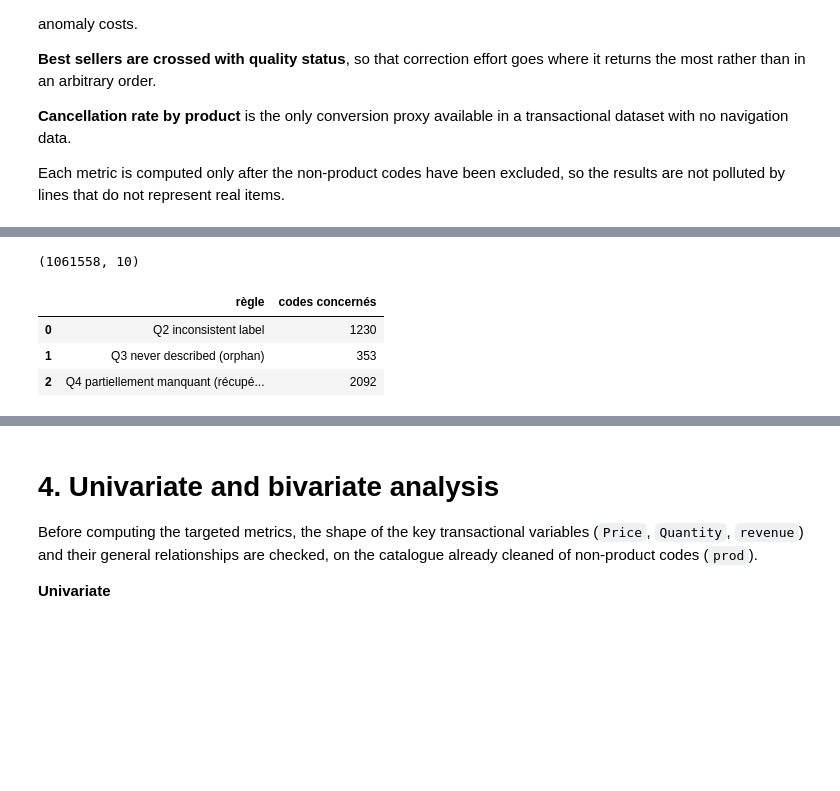
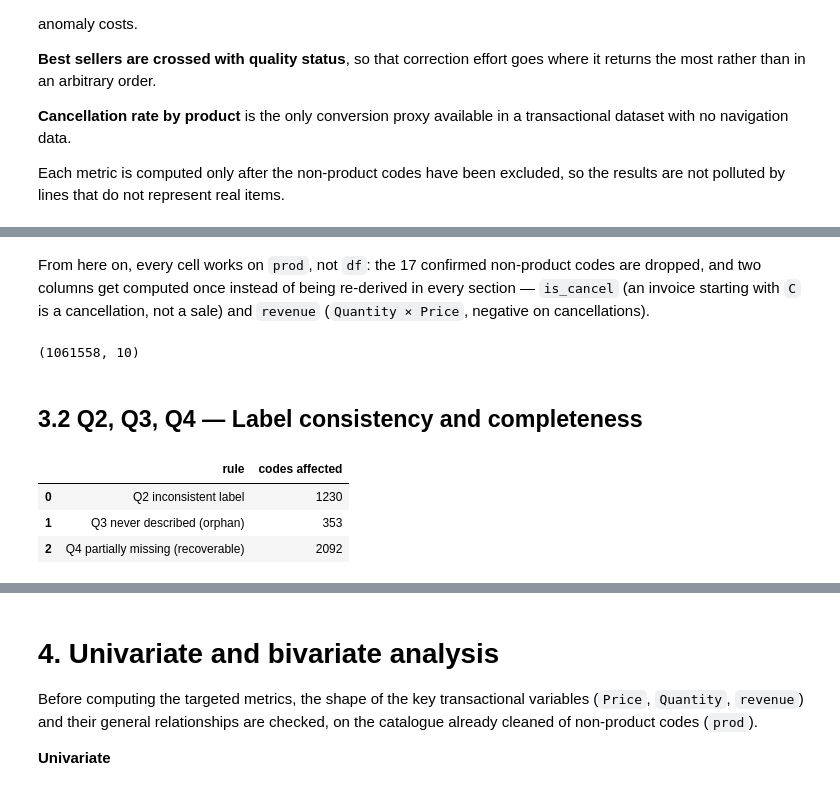
Before and after one commit to juliettebm/customer-analytics-retail, a Jupyter notebook: notebooks/06_catalog_quality.ipynb, the cells around one changed output, grey strips where cells are left out. Drawn from its saved outputs; the diff is of its cells as text; code cells hidden in the pictures; blank space fills up the shorter version.

```diff
--- a/notebooks/06_catalog_quality.ipynb
+++ b/notebooks/06_catalog_quality.ipynb
@@ -123,14 +139,5 @@ Four findings, each quantified in lines and codes affected.
 # %%
-# Q1: non-product codes mixed into the catalogue.
-# List built by inspecting the label of every code that does not follow the standard format
-# (5 digits) rather than guessing from the format alone: DCGS*, gift_0001_*, PADS, SP1002
-# turned out to be real products once the labels were checked, so they are kept.
-NON_PRODUCT_CODES = ["ADJUST", "ADJUST2", "AMAZONFEE", "B", "BANK CHARGES", "C2", "C3",
-                      "CRUK", "D", "DOT", "GIFT", "M", "m", "POST", "S", "TEST001", "TEST002"]
+non_product_ref = pd.read_csv("../data/processed/non_product_codes.csv")
+NON_PRODUCT_CODES = non_product_ref.loc[non_product_ref["NP"], "StockCode"].tolist()
 
 n_non_product_rows = df["StockCode"].isin(NON_PRODUCT_CODES).sum()
-display(Markdown(
-    f"**Q1** {len(NON_PRODUCT_CODES)} codes confirmed as non-products (adjustments, fees, postage, "
-    f"donations, tests), covering {n_non_product_rows} rows ({n_non_product_rows/len(df):.1%}) to exclude "
-    f"from any product performance figure."
-))
@@ -139,3 +163,8 @@ display(Markdown(
+# %% [markdown]
+From here on, every cell works on `prod`, not `df`: the 17
+confirmed non-product codes are dropped, and two columns get computed once instead of being
+re-derived in every section — `is_cancel` (an invoice starting with `C` is a cancellation, not
+a sale) and `revenue` (`Quantity × Price`, negative on cancellations).
 # %%
 prod = df[~df["StockCode"].isin(NON_PRODUCT_CODES)].copy()
 prod["is_cancel"] = prod["Invoice"].str.startswith("C")
@@ -143,27 +172,29 @@ prod["revenue"] = prod["Quantity"] * prod["Price"]
 prod.shape
 # %% [output]
 (1061558, 10)
+# %% [markdown]
+## 3.2 Q2, Q3, Q4 — Label consistency and completeness
 # %%
 # Q2: label inconsistency (several descriptions for the same code)
 desc_per_code = prod.dropna(subset=["Description"]).groupby("StockCode")["Description"].nunique()
 multi_desc_codes = set(desc_per_code[desc_per_code > 1].index)
 
 # Q3: codes never described (no row carries a valid description, not just "a few rows missing")
 has_valid_desc = set(prod.dropna(subset=["Description"])["StockCode"].unique())
 never_described = set(prod["StockCode"].unique()) - has_valid_desc
 
 # Q4: rows with a missing description that another row of the same code can supply
 codes_with_missing_row = set(prod.loc[prod["Description"].isna(), "StockCode"].unique())
 recoverable_codes = codes_with_missing_row & has_valid_desc
 
 quality_report = pd.DataFrame({
-    "règle": ["Q2 inconsistent label", "Q3 never described (orphan)", "Q4 partiellement manquant (récupérable)"],
-    "codes concernés": [len(multi_desc_codes), len(never_described), len(recoverable_codes)],
+    "rule": ["Q2 inconsistent label", "Q3 never described (orphan)", "Q4 partially missing (recoverable)"],
+    "codes affected": [len(multi_desc_codes), len(never_described), len(recoverable_codes)],
 })
 quality_report
 # %% [output]
-|  | règle | codes concernés |
+|  | rule | codes affected |
 | 0 | Q2 inconsistent label | 1230 |
 | 1 | Q3 never described (orphan) | 353 |
-| 2 | Q4 partiellement manquant (récupé... | 2092 |
+| 2 | Q4 partially missing (recoverable) | 2092 |
 # %% [markdown]
```
Also changed, not shown: parts of 29 cells of this notebook, 5 other files.
